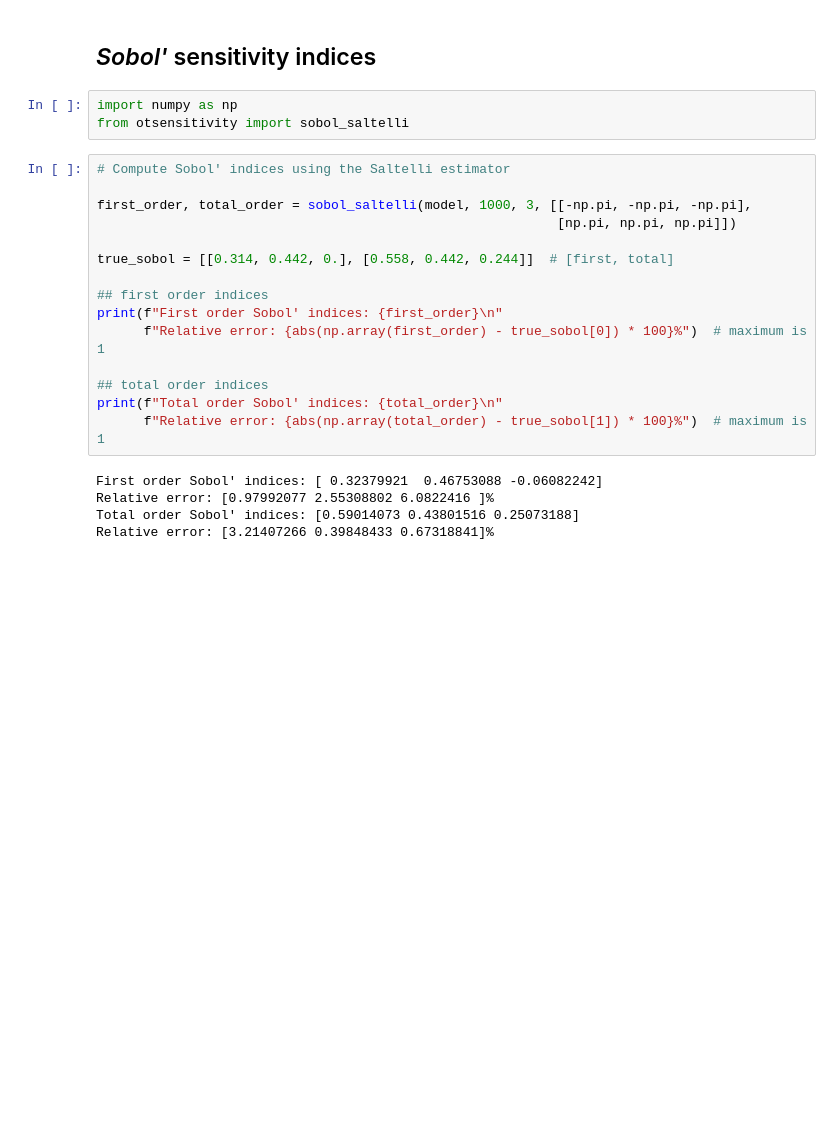
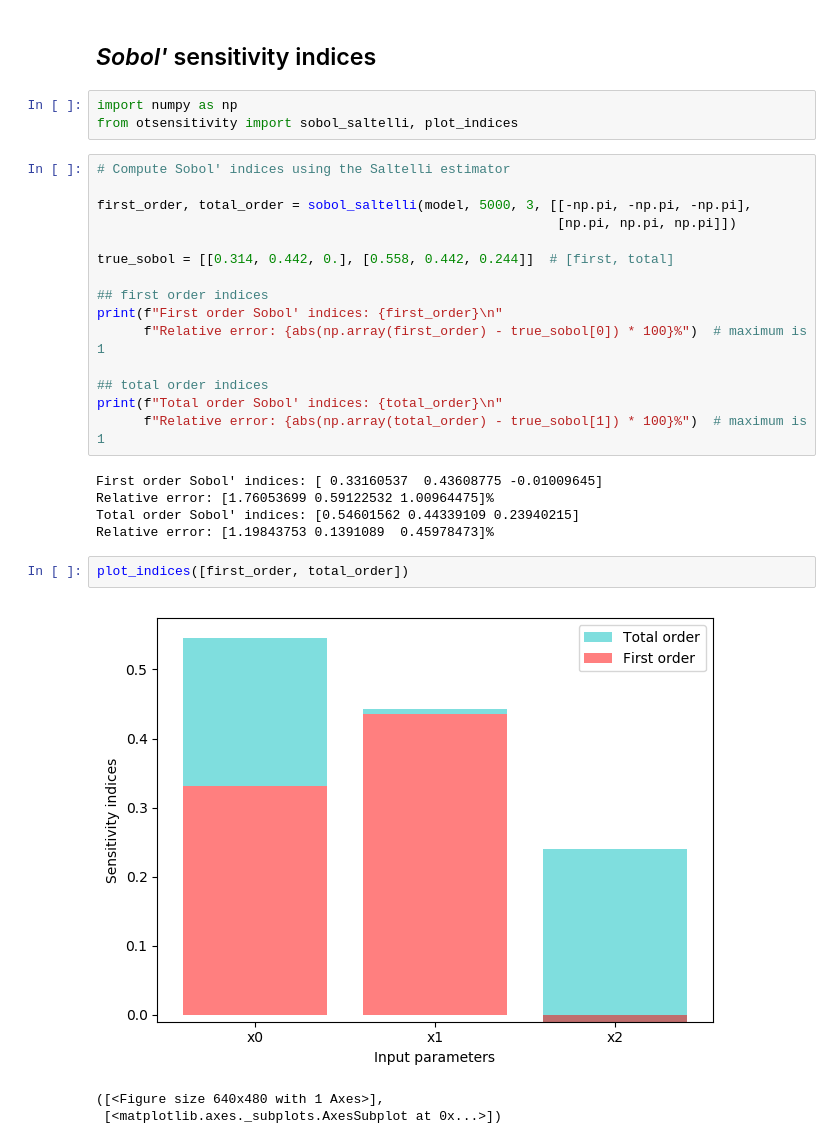
Before and after one commit to tupui/otsensitivity, a Jupyter notebook: doc/examples/sobol.ipynb, the cells around one changed output. Drawn from its saved outputs; the diff is of its cells as text; blank space fills up the shorter version.

Commit message:
Visualization function

```diff
--- a/doc/examples/sobol.ipynb
+++ b/doc/examples/sobol.ipynb
@@ -37,11 +37,11 @@ distribution = ot.ComposedDistribution([ot.Uniform(corners[0][i], corners[1][i])
 ## *Sobol'* sensitivity indices
 # %%
 import numpy as np
-from otsensitivity import sobol_saltelli
+from otsensitivity import sobol_saltelli, plot_indices
 # %%
 # Compute Sobol' indices using the Saltelli estimator
 
-first_order, total_order = sobol_saltelli(model, 1000, 3, [[-np.pi, -np.pi, -np.pi],
+first_order, total_order = sobol_saltelli(model, 5000, 3, [[-np.pi, -np.pi, -np.pi],
                                                            [np.pi, np.pi, np.pi]])
 
 true_sobol = [[0.314, 0.442, 0.], [0.558, 0.442, 0.244]]  # [first, total]
@@ -54,7 +54,13 @@ print(f"First order Sobol' indices: {first_order}\n"
 print(f"Total order Sobol' indices: {total_order}\n"
       f"Relative error: {abs(np.array(total_order) - true_sobol[1]) * 100}%")  # maximum is 1
 # %% [output]
-First order Sobol' indices: [ 0.32379921  0.46753088 -0.06082242]
-Relative error: [0.97992077 2.55308802 6.0822416 ]%
-Total order Sobol' indices: [0.59014073 0.43801516 0.25073188]
-Relative error: [3.21407266 0.39848433 0.67318841]%
+First order Sobol' indices: [ 0.33160537  0.43608775 -0.01009645]
+Relative error: [1.76053699 0.59122532 1.00964475]%
+Total order Sobol' indices: [0.54601562 0.44339109 0.23940215]
+Relative error: [1.19843753 0.1391089  0.45978473]%
+# %%
+plot_indices([first_order, total_order])
+# %% [output]
+[figure, added]
+([<Figure size 640x480 with 1 Axes>],
+ [<matplotlib.axes._subplots.AxesSubplot at 0x...>])
```
Also changed, not shown: parts of 1 cell of this notebook, 8 other files.
